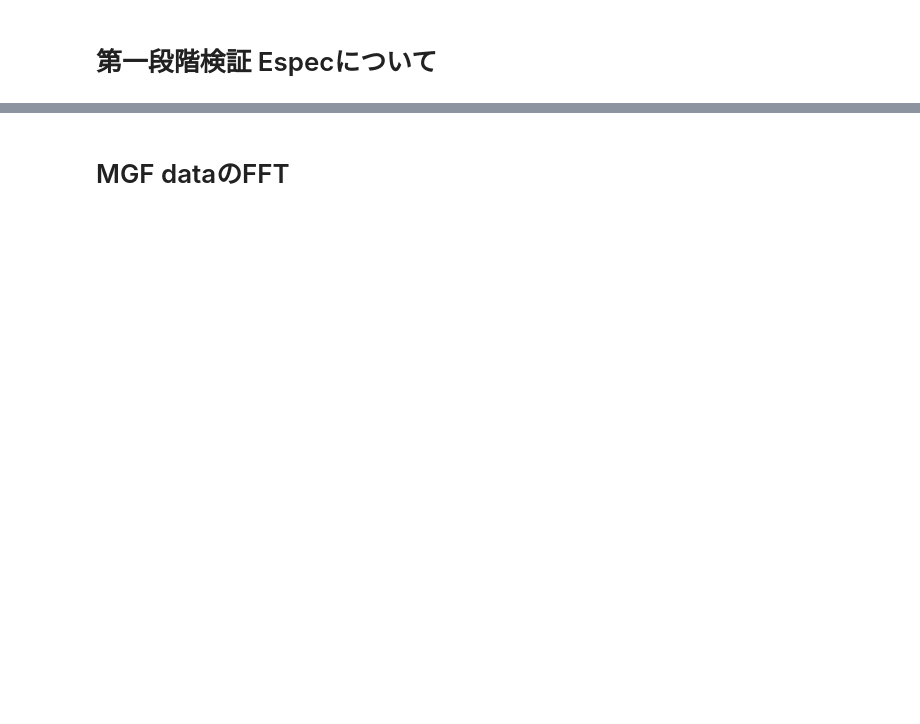
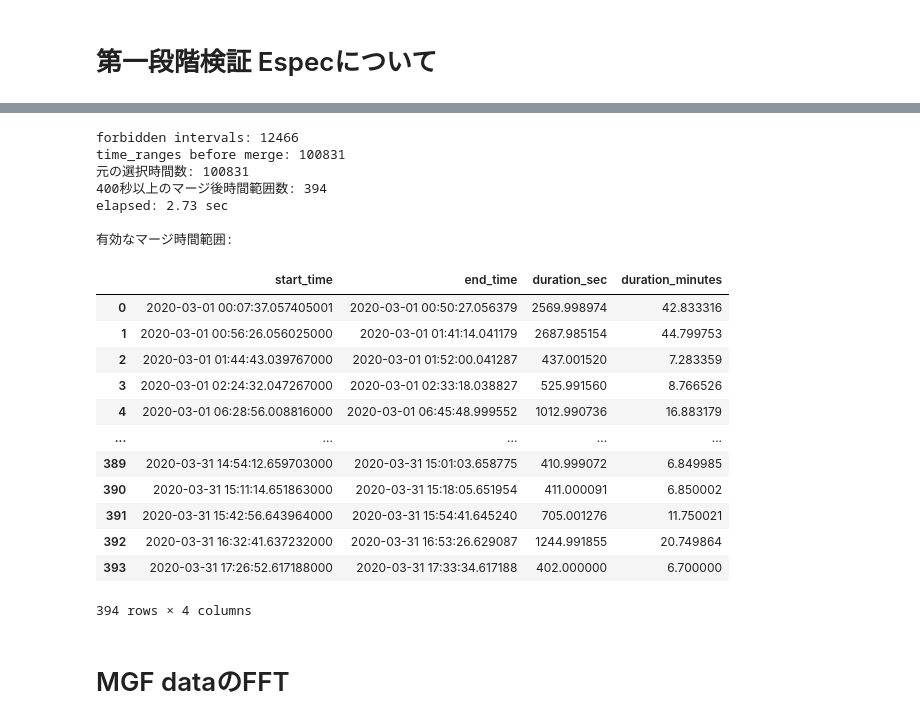
Before and after one commit to santanka/observation_workspace, a Jupyter notebook: statistical_analysis_arase/Arase_event_preanalysis.ipynb, the cells around one changed output, grey strips where cells are left out. Cells and saved outputs as stored; diff of their text form; code cells hidden in the pictures; blank space fills up the shorter version.

```diff
--- a/statistical_analysis_arase/Arase_event_preanalysis.ipynb
+++ b/statistical_analysis_arase/Arase_event_preanalysis.ipynb
@@ -869,6 +1372,12 @@ import pandas as pd
 # ============================================================
 # gap range を time mask に変換する関数
 # ============================================================
+
+EVENT_HALF_WIDTH = pd.Timedelta(seconds=200)
+MIN_EVENT_DURATION = pd.Timedelta(seconds=400)
+MAX_ANALYSIS_DURATION = pd.Timedelta(seconds=1200)
+BACKGROUND_CONTEXT_PAD = pd.Timedelta(seconds=60)
+RANGE_BOUNDARY_EPSILON = pd.Timedelta(microseconds=1)
 
 def make_not_in_gap_mask(times, gap_ranges_df_list):
     """
@@ -1094,7 +1606,7 @@ def make_forbidden_intervals_fast(
 def make_trimmed_time_ranges_fast(
     selected_times,
     forbidden_intervals_df,
-    half_width=pd.Timedelta(minutes=15),
+    half_width=EVENT_HALF_WIDTH,
     eps=pd.Timedelta(nanoseconds=1),
 ):
     """
@@ -1247,7 +1759,7 @@ print(f"forbidden intervals: {len(forbidden_intervals_df)}")
 time_ranges = make_trimmed_time_ranges_fast(
     selected_times=selected_times,
     forbidden_intervals_df=forbidden_intervals_df,
-    half_width=pd.Timedelta(minutes=15),
+    half_width=EVENT_HALF_WIDTH,
     eps=pd.Timedelta(nanoseconds=1),
 )
 
@@ -1259,37 +1771,60 @@ print(f"time_ranges before merge: {len(time_ranges)}")
 
 merged_ranges = merge_time_ranges(
     time_ranges,
     max_duration=None,
     # max_duration=pd.Timedelta(minutes=60),  # 必要ならこちら
 )
 
 # ============================================================
 # DataFrame 化
 # ============================================================
 
 merged_ranges_df = pd.DataFrame(
     merged_ranges,
     columns=["start_time", "end_time"]
 )
 
 if len(merged_ranges_df) > 0:
-    merged_ranges_df["duration_minutes"] = (
+    merged_ranges_df["duration_sec"] = (
         merged_ranges_df["end_time"] - merged_ranges_df["start_time"]
-    ).dt.total_seconds() / 60
+    ).dt.total_seconds()
+    merged_ranges_df["duration_minutes"] = merged_ranges_df["duration_sec"] / 60
 
     merged_ranges_df = merged_ranges_df[
-        merged_ranges_df["duration_minutes"] > 30
+        merged_ranges_df["duration_sec"] >= MIN_EVENT_DURATION.total_seconds()
     ].reset_index(drop=True)
 else:
+    merged_ranges_df["duration_sec"] = []
     merged_ranges_df["duration_minutes"] = []
 
 elapsed = time.perf_counter() - t0_clock
 
 print(f"元の選択時間数: {len(selected_times)}")
-print(f"30分超のマージ後時間範囲数: {len(merged_ranges_df)}")
+print(f"400秒以上のマージ後時間範囲数: {len(merged_ranges_df)}")
 print(f"elapsed: {elapsed:.2f} sec")
 print("\n有効なマージ時間範囲:")
 display(merged_ranges_df)
+# %% [output]
+forbidden intervals: 12466
+time_ranges before merge: 100831
+元の選択時間数: 100831
+400秒以上のマージ後時間範囲数: 394
+elapsed: 2.73 sec
+
+有効なマージ時間範囲:
+|  | start_time | end_time | duration_sec | duration_minutes |
+| 0 | 2020-03-01 00:07:37.057405001 | 2020-03-01 00:50:27.056379 | 2569.998974 | 42.833316 |
+| 1 | 2020-03-01 00:56:26.056025000 | 2020-03-01 01:41:14.041179 | 2687.985154 | 44.799753 |
+| 2 | 2020-03-01 01:44:43.039767000 | 2020-03-01 01:52:00.041287 | 437.001520 | 7.283359 |
+| 3 | 2020-03-01 02:24:32.047267000 | 2020-03-01 02:33:18.038827 | 525.991560 | 8.766526 |
+| 4 | 2020-03-01 06:28:56.008816000 | 2020-03-01 06:45:48.999552 | 1012.990736 | 16.883179 |
+| ... | ... | ... | ... | ... |
+| 389 | 2020-03-31 14:54:12.659703000 | 2020-03-31 15:01:03.658775 | 410.999072 | 6.849985 |
+| 390 | 2020-03-31 15:11:14.651863000 | 2020-03-31 15:18:05.651954 | 411.000091 | 6.850002 |
+| 391 | 2020-03-31 15:42:56.643964000 | 2020-03-31 15:54:41.645240 | 705.001276 | 11.750021 |
+| 392 | 2020-03-31 16:32:41.637232000 | 2020-03-31 16:53:26.629087 | 1244.991855 | 20.749864 |
+| 393 | 2020-03-31 17:26:52.617188000 | 2020-03-31 17:33:34.617188 | 402.000000 | 6.700000 |
+394 rows × 4 columns
 # %% [markdown]
 # MGF dataのFFT
 # %%
```
Also changed, not shown: parts of 36 cells of this notebook, 17 other files.
